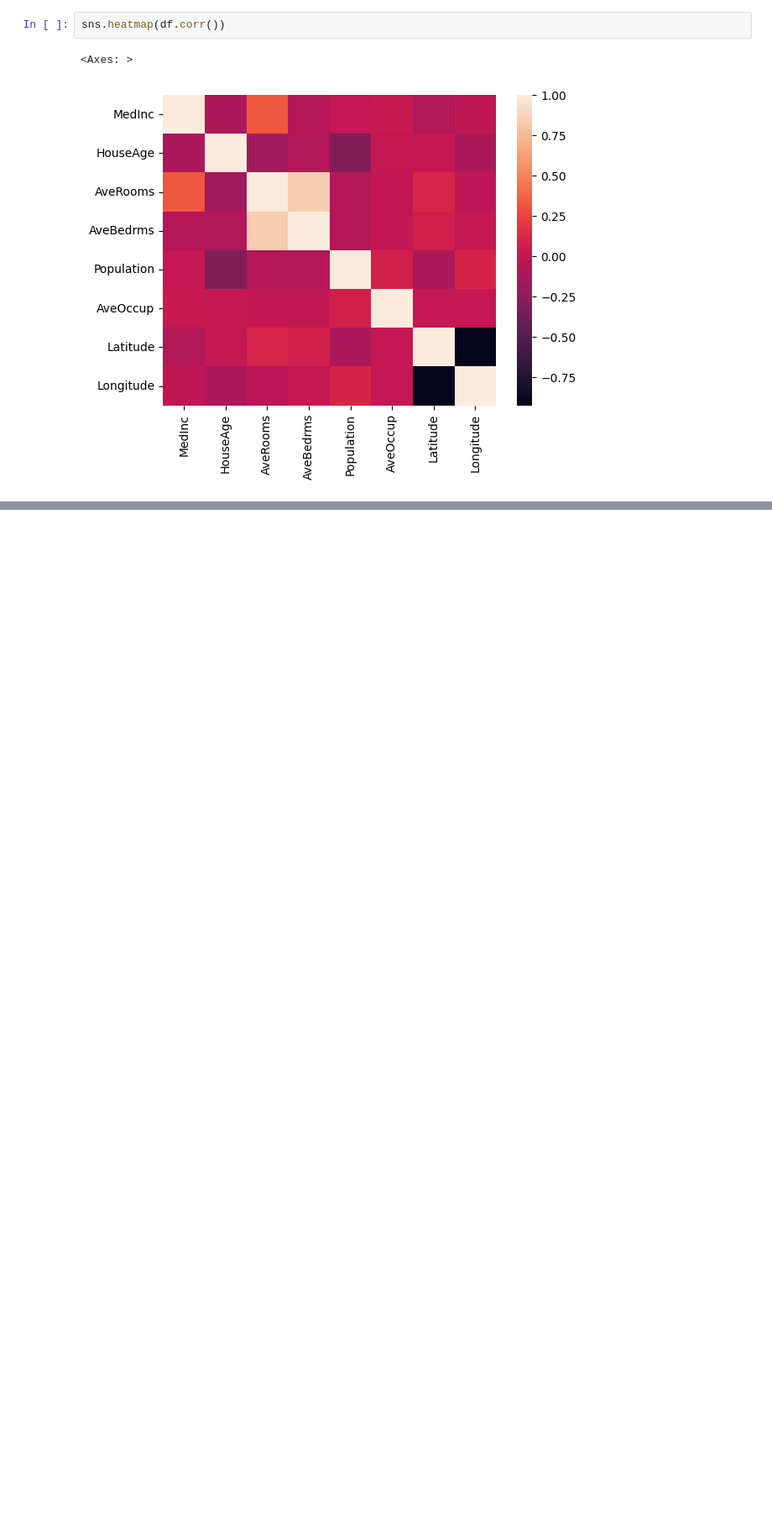
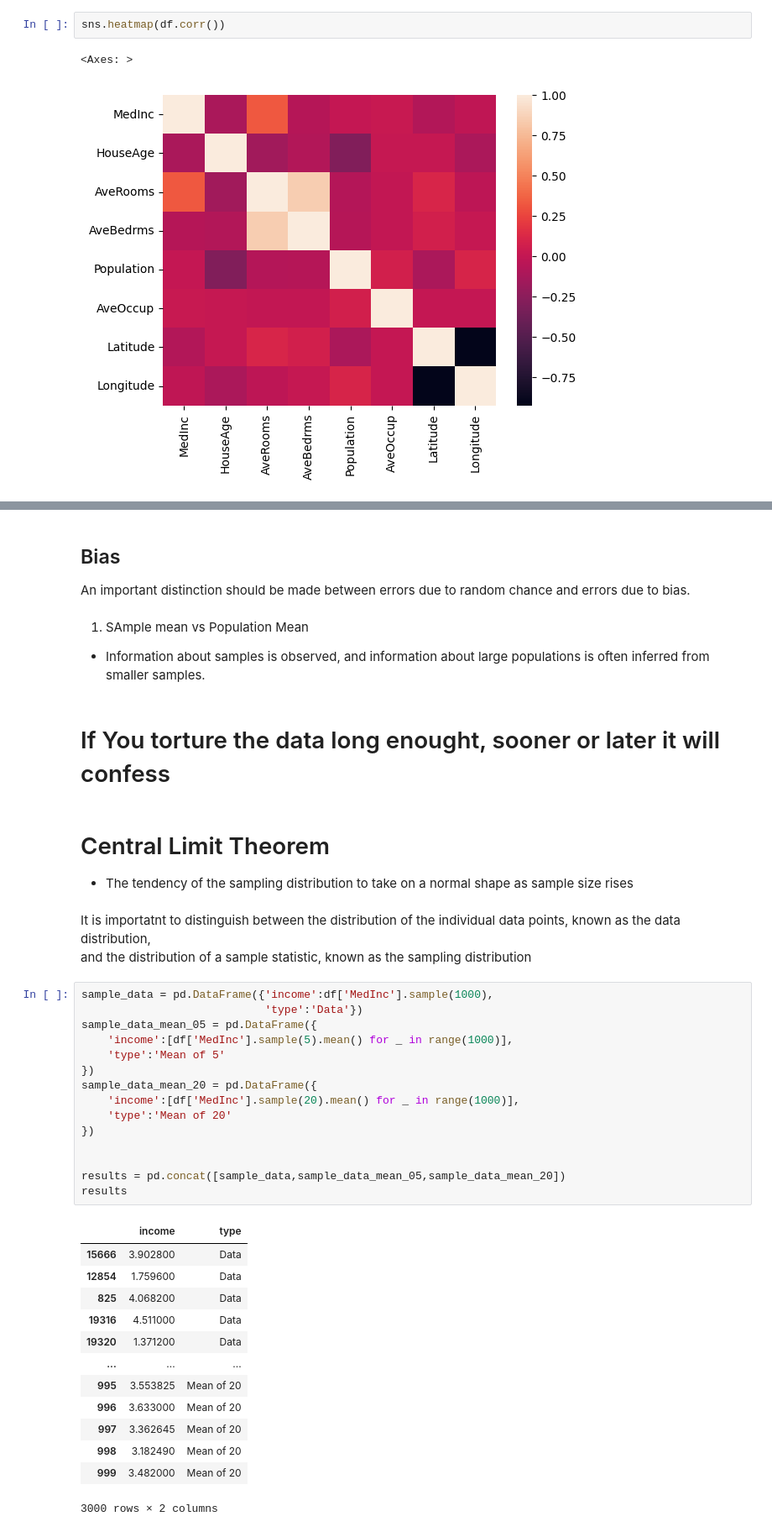
Before and after one commit to indhra/Statistics_Probability_GaneshSir, a Jupyter notebook: Day0-StatisticsBasics.ipynb, the cells around one changed output, grey strips where cells are left out. Shown at 84% size. Saved outputs shown, nothing was run; the diff lists cells and outputs as text; blank space fills up the shorter version.

Commit message:
distributions

```diff
--- a/Day0-StatisticsBasics.ipynb
+++ b/Day0-StatisticsBasics.ipynb
@@ -203,0 +205,44 @@ sns.heatmap(df.corr())
+# %% [markdown]
+## Bias
+An important distinction should be made between errors due to random chance and errors due to bias.
+# %% [markdown]
+
+1. SAmple mean vs Population Mean
+* Information about samples is observed, and information about large populations is often inferred from smaller samples.
+# %% [markdown]
+# If You torture the data long enought, sooner or later it will confess
+# %% [markdown]
+# Central Limit Theorem
+* The tendency of the sampling distribution to take on a normal shape as sample size rises
+# %% [markdown]
+It is importatnt to distinguish between the distribution of the individual data points, known as the data distribution,\
+and the distribution of a sample statistic, known as the sampling distribution
+# %%
+sample_data = pd.DataFrame({'income':df['MedInc'].sample(1000),
+                            'type':'Data'})
+sample_data_mean_05 = pd.DataFrame({
+    'income':[df['MedInc'].sample(5).mean() for _ in range(1000)],
+    'type':'Mean of 5'
+})
+sample_data_mean_20 = pd.DataFrame({
+    'income':[df['MedInc'].sample(20).mean() for _ in range(1000)],
+    'type':'Mean of 20'
+})
+
+
+results = pd.concat([sample_data,sample_data_mean_05,sample_data_mean_20])
+results
+# %% [output]
+|  | income | type |
+| 15666 | 3.902800 | Data |
+| 12854 | 1.759600 | Data |
+| 825 | 4.068200 | Data |
+| 19316 | 4.511000 | Data |
+| 19320 | 1.371200 | Data |
+| ... | ... | ... |
+| 995 | 3.553825 | Mean of 20 |
+| 996 | 3.633000 | Mean of 20 |
+| 997 | 3.362645 | Mean of 20 |
+| 998 | 3.182490 | Mean of 20 |
+| 999 | 3.482000 | Mean of 20 |
+3000 rows × 2 columns
```
Also changed, not shown: parts of 23 cells of this notebook.
